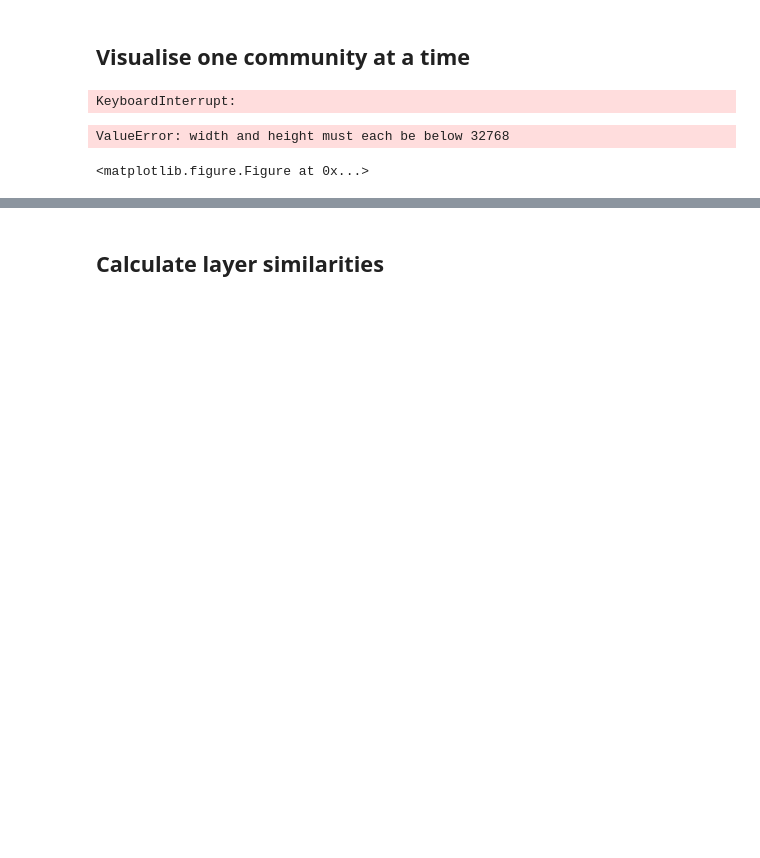
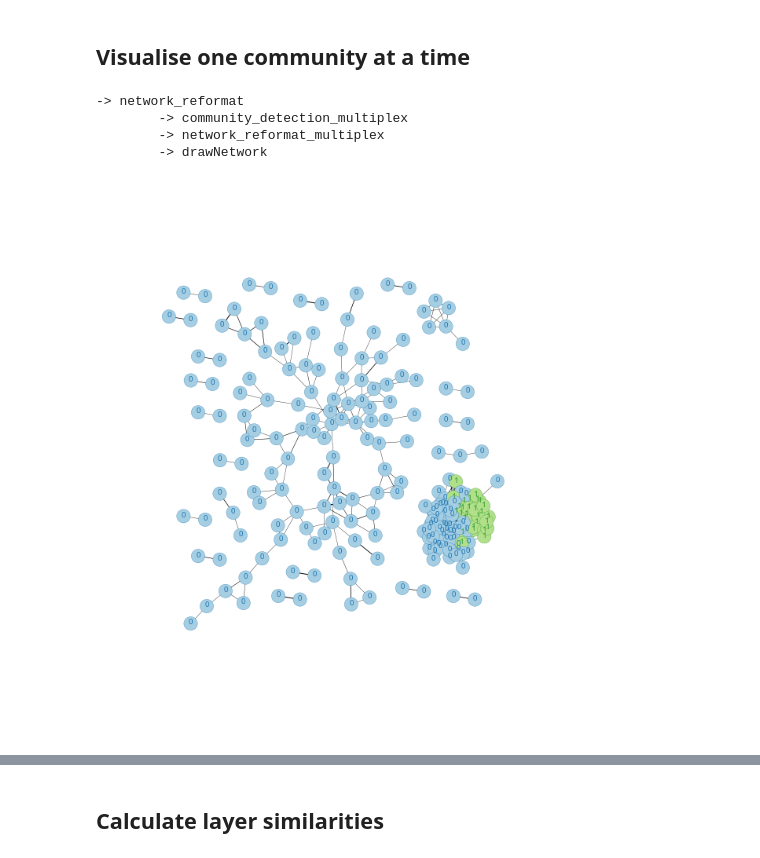
Before and after one commit to ulfaslak/InfomapSensibleDTU, a Jupyter notebook: layer_matching.ipynb, the cells around one changed output, grey strips where cells are left out. Saved outputs shown, nothing was run; the diff lists cells and outputs as text; code cells hidden in the pictures; blank space fills up the shorter version.

```diff
--- a/layer_matching.ipynb
+++ b/layer_matching.ipynb
@@ -1147,34 +1171,37 @@ with open('manual_inspection/aggregated_network.net', 'w') as outfile:
 # %% [markdown]
 ## Visualise one community at a time
 # %%
-nodes, edges = network_reformat(layers_stacked, output_format='graph', node_format="hash", weighted=True)
-communities, node_flow, module_flow = community_detection_multiplex(3600, False,*layers)
+nodes, edges = network_reformat(pd.concat(month_all_hourly[:24],axis=0), output_format='graph', node_format="hash", weighted=True)
+communities = community_detection_multiplex(month_all_hourly[:24], halflife=3600, extended=True, keys="communities")
 hash_to_int = dict(zip(nodes,range(len(nodes))))
 
 # Construct graph
 G = nx.Graph()
 G.add_nodes_from([hash_to_int[n] for n in nodes])
 G.add_weighted_edges_from([(hash_to_int[k],hash_to_int[v],w) for (k,v,w) in edges])
 
-plt.figure(figsize=(16,1000))
+plt.figure(figsize=(16,10))
 
 rows = len(communities)/3+1
-for i, c in enumerate(communities):
+for i, c in communities.items():
+    if i > 1: break
 
     color_communities = [hash_to_int[n] for n in c]
     grey_communities = [hash_to_int[n] for n in (set(nodes)-set(c))]
 
     com = dict((i,1) for i in color_communities)
     com.update(dict((i,0) for i in grey_communities))
 
     nx.set_node_attributes(G, 'community', com)
 
-    plt.subplot(rows,2,i+1)
+    plt.subplot(1,2,i+1)
     drawNetwork(G,k_=0.13)
 
 plt.tight_layout()
 plt.show()
 # %% [output]
-KeyboardInterrupt:
+-> network_reformat
+        -> community_detection_multiplex
+        -> network_reformat_multiplex
+        -> drawNetwork
-ValueError: width and height must each be below 32768
-<matplotlib.figure.Figure at 0x...>
+[figure, added]
```
Also changed, not shown: parts of 12 cells of this notebook, 17 other files.
